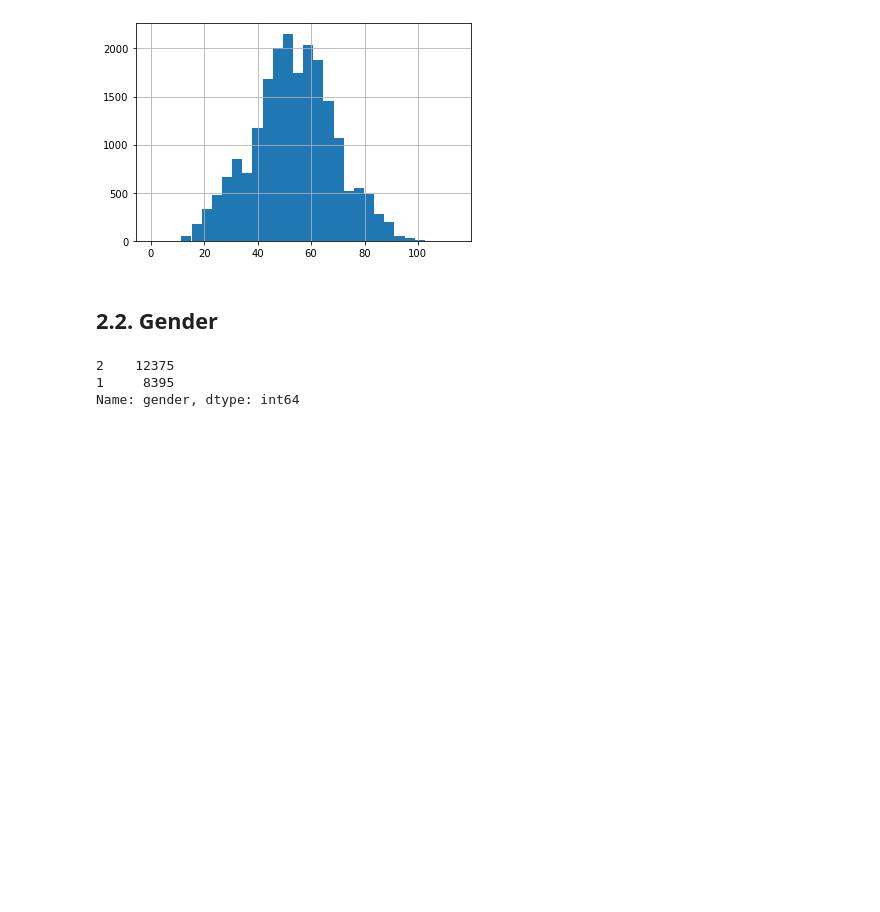
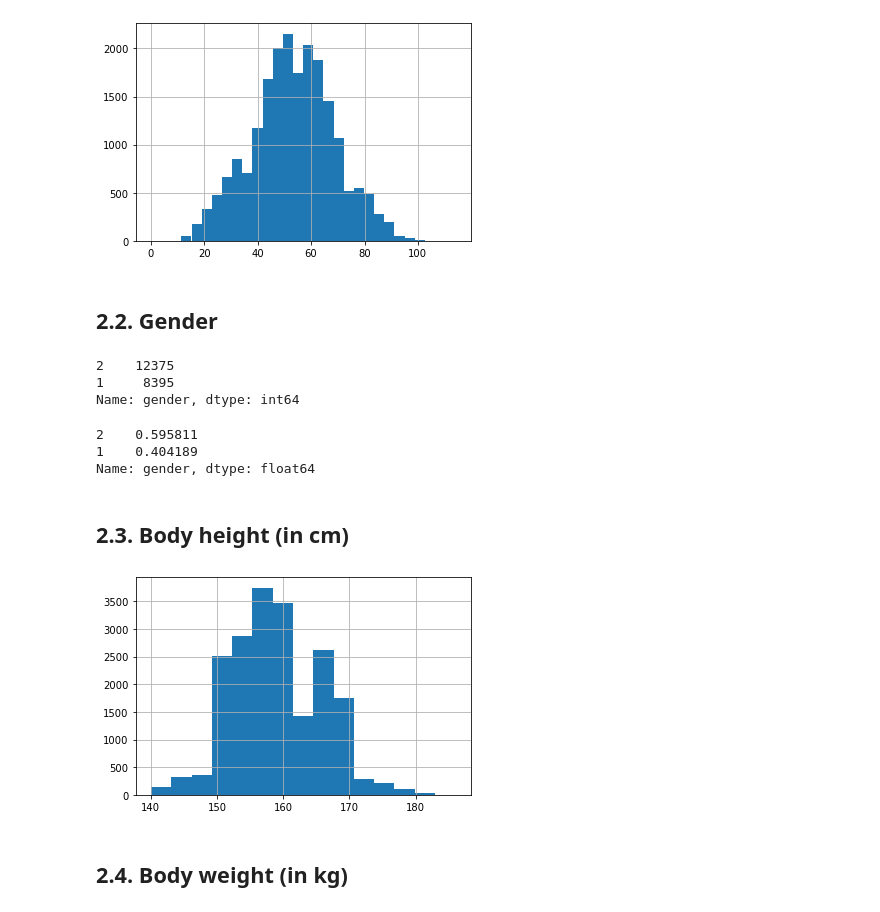
Before and after one commit to CodyCan/High-Blood-Pressure-Analysis, a Jupyter notebook: code/01_EDA_Cleaning.ipynb, the cells around one changed output. Cells and saved outputs as stored; diff of their text form; code cells hidden in the pictures; blank space fills up the shorter version.

```diff
--- a/code/01_EDA_Cleaning.ipynb
+++ b/code/01_EDA_Cleaning.ipynb
@@ -108,3 +107,19 @@ hbp["gender"].value_counts()
 2    12375
 1     8395
 Name: gender, dtype: int64
+# %%
+hbp["gender"].value_counts(normalize = True)
+#60% female, 40% male
+# %% [output]
+2    0.595811
+1    0.404189
+Name: gender, dtype: float64
+# %% [markdown]
+## 2.3. Body height (in cm)
+# %%
+hbp["body_height"].hist(bins=15);
+#mean around 160 cm or 5'3"
+# %% [output]
+[figure, added]
+# %% [markdown]
+## 2.4. Body weight (in kg)
```
Also changed, not shown: parts of 38 cells of this notebook.
